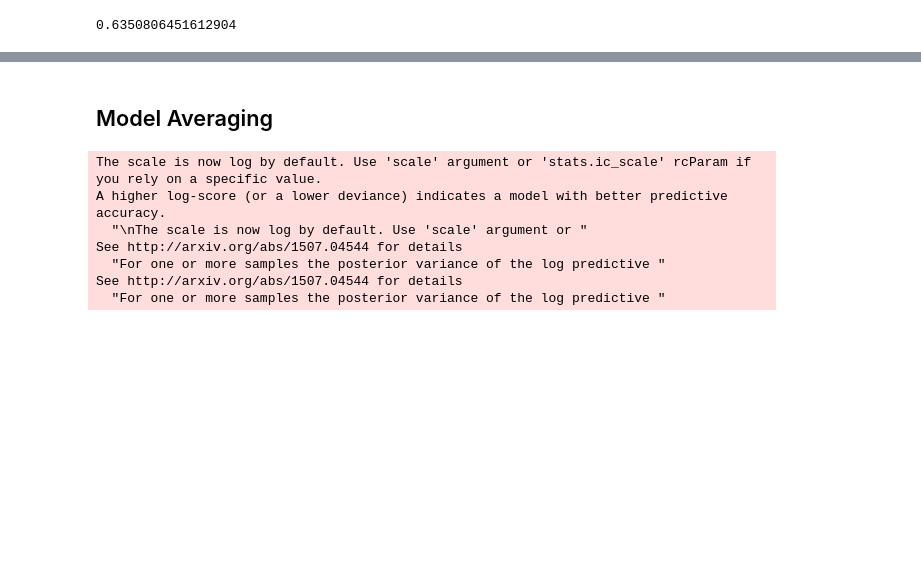
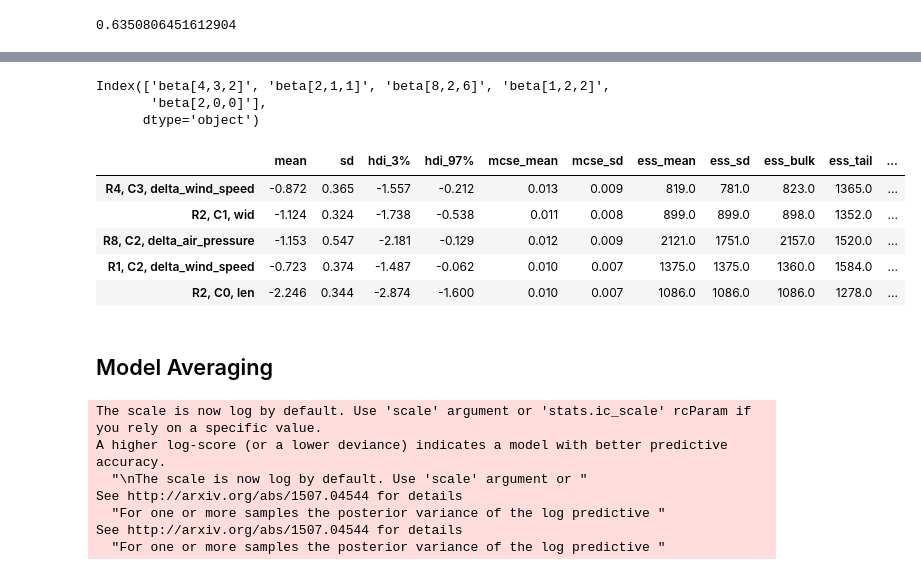
Before and after one commit to lhasan23/Tornadoes, a Jupyter notebook: tornados-hierarchical.ipynb, the cells around one changed output, grey strips where cells are left out. Drawn from its saved outputs; the diff is of its cells as text; code cells hidden in the pictures; blank space fills up the shorter version.

```diff
--- a/tornados-hierarchical.ipynb
+++ b/tornados-hierarchical.ipynb
@@ -564,7 +583,7 @@ The estimated number of effective samples is smaller than 200 for some parameter
 region = create_region_idxs(X_test)
 X_test_clean = X_test.drop(cols_to_drop_4, axis=1)
 with tornado_regions_small_model_4:
-    pm.set_data({'input': X_test_clean, "output": y_test, 'region': region})
+    pm.set_data({'features': X_test_clean, "category": y_test, 'region': region})
     model_preds_trace_4 = pm.sample_posterior_predictive(hierarchical_trace_4, var_names=["p"], samples=50000)
 
 #Accuracy
@@ -599,21 +601,0 @@ array([[<AxesSubplot:title={'center':'beta\n0, 0, 0'}>,
-# %%
-with tornado_regions_small_model_5:
-    hierarchical_approx_5 = pm.fit(30000, method = 'advi')
-
-advi_elbo = pd.DataFrame(
-    {'ELBO': -hierarchical_approx_5.hist,
-     'n': np.arange(hierarchical_approx_5.hist.shape[0])})
-
-_ = sns.lineplot(y='ELBO', x='n', data=advi_elbo)
-
-# Predict from variational
-region = create_region_idxs(X_test)
-X_test_clean = X_test.drop(cols_to_drop_5, axis=1)
-with tornado_regions_small_model_5:
-    pm.set_data({'input': X_test_clean, "output": y_test, 'region': region})
-    model_preds = pm.sample_posterior_predictive(hierarchical_approx_5.sample(50000), var_names=["p"], samples=50000)
-
-#Accuracy
-correct = np.sum(model_preds['p'].mean(0).argmax(-1) == y_test)
-accuracy = correct / len(y_test)
-display(accuracy)
@@ -625,0 +602,4 @@ Finished [100%]: Average Loss = 4,829
+# %%
+summary_df = pm.summary(hierarchical_trace_4, var_names=["beta"])
+small_summary = summary_df[~((summary_df['hdi_3%'] < 0) & (summary_df['hdi_97%'] > 0))].sample(5)
+display(small_summary)
@@ -626,3 +620,16 @@ Finished [100%]: Average Loss = 4,829
+# %%
+display(small_summary.index)
+display(small_summary.rename(index={'beta[4,3,2]':'R4, C3, delta_wind_speed',  'beta[2,1,1]': 'R2, C1, wid', 'beta[8,2,6]': 'R8, C2, delta_air_pressure', 'beta[1,2,2]': 'R1, C2, delta_wind_speed','beta[2,0,0]': 'R2, C0, len'}))
+# %% [output]
+Index(['beta[4,3,2]', 'beta[2,1,1]', 'beta[8,2,6]', 'beta[1,2,2]',
+       'beta[2,0,0]'],
+      dtype='object')
+|  | mean | sd | hdi_3% | hdi_97% | mcse_mean | mcse_sd | ess_mean | ess_sd | ess_bulk | ess_tail | ... |
+| R4, C3, delta_wind_speed | -0.872 | 0.365 | -1.557 | -0.212 | 0.013 | 0.009 | 819.0 | 781.0 | 823.0 | 1365.0 | ... |
+| R2, C1, wid | -1.124 | 0.324 | -1.738 | -0.538 | 0.011 | 0.008 | 899.0 | 899.0 | 898.0 | 1352.0 | ... |
+| R8, C2, delta_air_pressure | -1.153 | 0.547 | -2.181 | -0.129 | 0.012 | 0.009 | 2121.0 | 1751.0 | 2157.0 | 1520.0 | ... |
+| R1, C2, delta_wind_speed | -0.723 | 0.374 | -1.487 | -0.062 | 0.010 | 0.007 | 1375.0 | 1375.0 | 1360.0 | 1584.0 | ... |
+| R2, C0, len | -2.246 | 0.344 | -2.874 | -1.600 | 0.010 | 0.007 | 1086.0 | 1086.0 | 1086.0 | 1278.0 | ... |
 # %% [markdown]
 ## Model Averaging
 # %%
```
Also changed, not shown: parts of 7 cells of this notebook.
